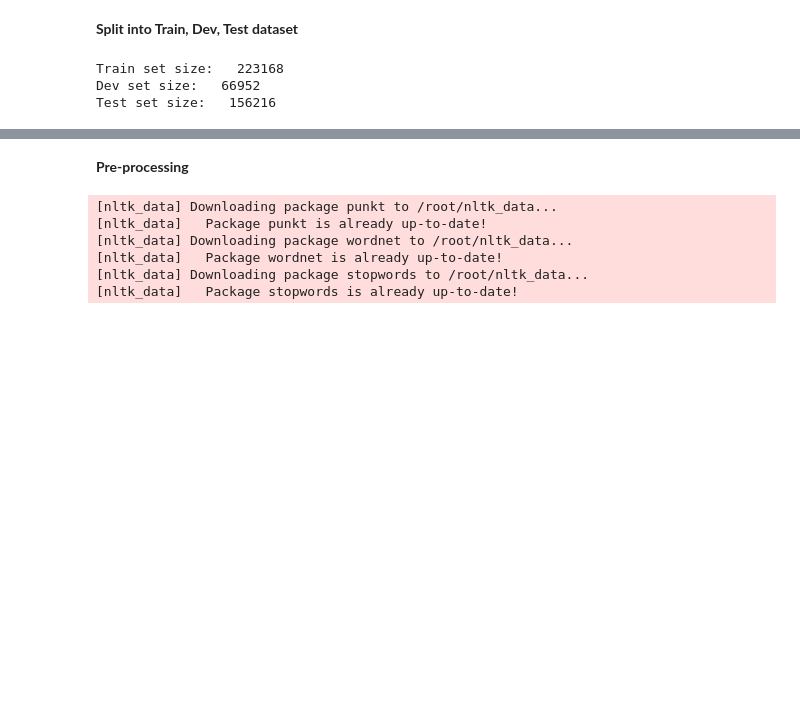
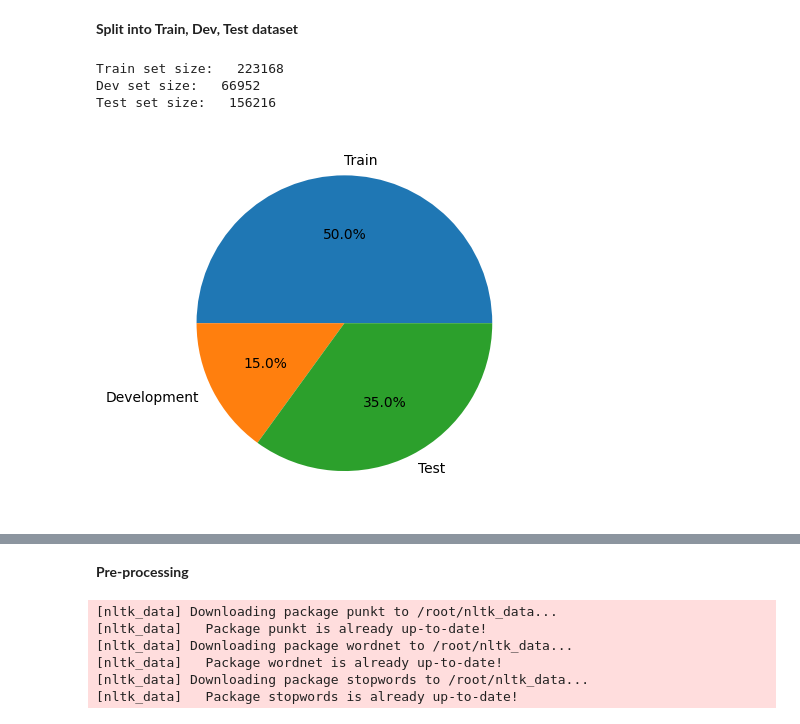
Before and after one commit to Moukthika1253/Reddit-comments-Text-classifier, a Jupyter notebook: SubReddit_category_text_classifier.ipynb, the cells around one changed output, grey strips where cells are left out. Saved outputs shown, nothing was run; the diff lists cells and outputs as text; code cells hidden in the pictures; blank space fills up the shorter version.

```diff
--- a/SubReddit_category_text_classifier.ipynb
+++ b/SubReddit_category_text_classifier.ipynb
@@ -66,6 +60,15 @@ print(f"Test set size:  ",test_set.size)
 Train set size:   223168
 Dev set size:   66952
 Test set size:   156216
+# %%
+from matplotlib.pyplot import pie,show
+import pandas as pd
+datasplit=['Train', 'Development','Test']
+size=[train_set.size,dev_set.size,test_set.size]
+pie(size,labels=datasplit,autopct='%.1f%%')
+show()
+# %% [output]
+[figure, added]
 # %%
 train_set.head()
 # %% [output]
```
Also changed, not shown: parts of 85 cells of this notebook.
